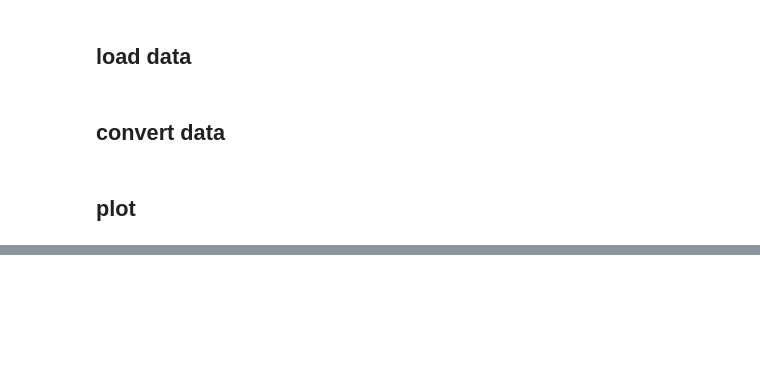
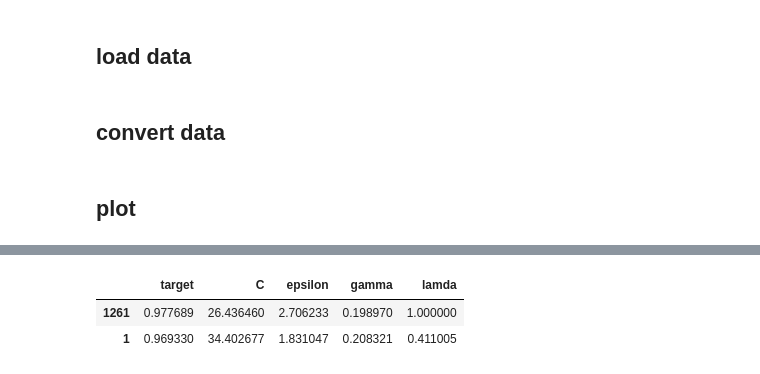
Before and after one commit to Gegori1/SVR-Extended, a Jupyter notebook: Bayesian_optimization/Bay_opt_analysis.ipynb, the cells around one changed output, grey strips where cells are left out. Cells and saved outputs as stored; diff of their text form; code cells hidden in the pictures; blank space fills up the shorter version.

```diff
--- a/Bayesian_optimization/Bay_opt_analysis.ipynb
+++ b/Bayesian_optimization/Bay_opt_analysis.ipynb
@@ -66,3 +68,11 @@ px.scatter_3d(df1, x = "lamda", y = "gamma", z = "C", color = "target", hover_da
 px.scatter(df2, x="gamma", y="epsilon", color="target")
 # %% [output]
 [interactive output not drawn]
+# %%
+data = df.query("target > 0 & target <= 1")
+# %%
+data.sort_values("target", ascending = False).head(2)
+# %% [output]
+|  | target | C | epsilon | gamma | lamda |
+| 1261 | 0.977689 | 26.436460 | 2.706233 | 0.198970 | 1.000000 |
+| 1 | 0.969330 | 34.402677 | 1.831047 | 0.208321 | 0.411005 |
```
Also changed, not shown: parts of 2 cells of this notebook, 2 other files.
